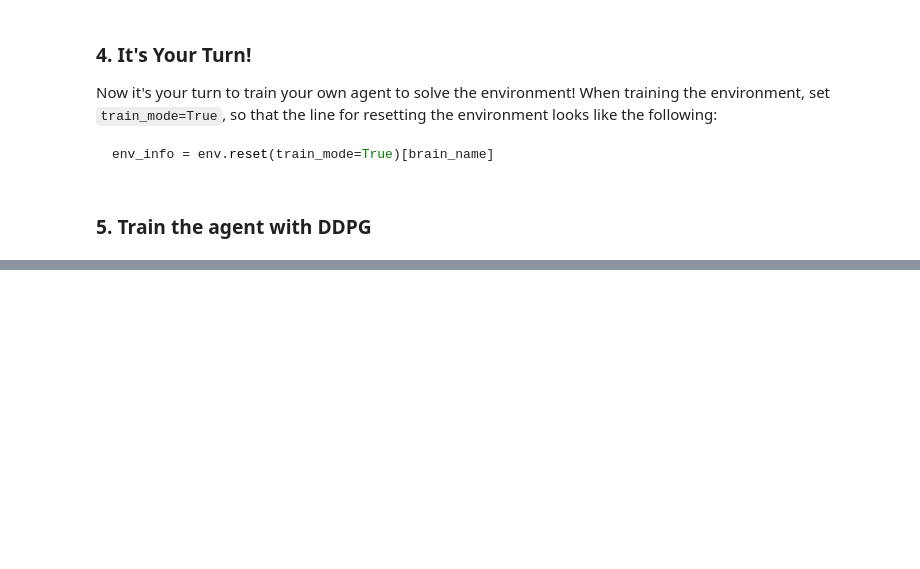
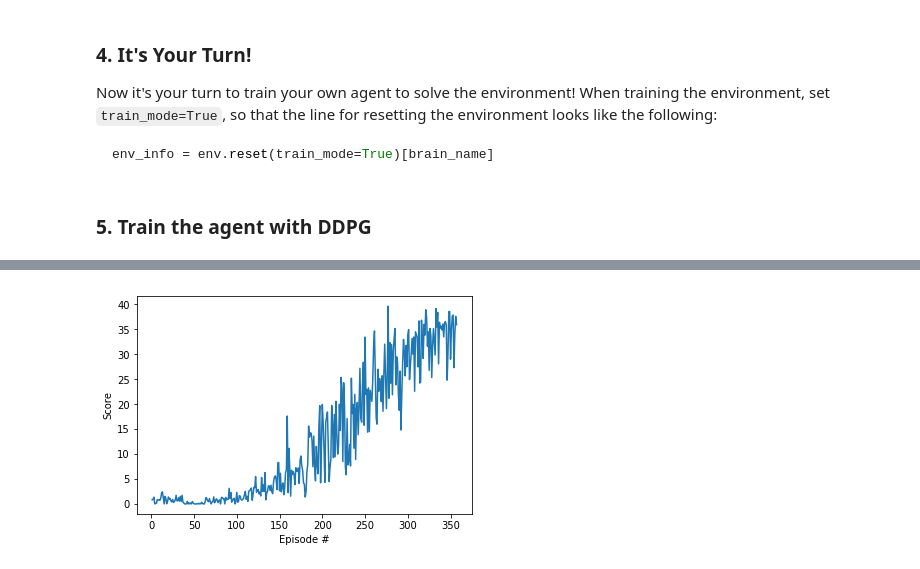
Before and after one commit to franckalbinet/my-drl-udacity-nanodegree, a Jupyter notebook: 13-p2-continuous-control/Continuous_Control.ipynb, the cells around one changed output, grey strips where cells are left out. Saved outputs shown, nothing was run; the diff lists cells and outputs as text; code cells hidden in the pictures; blank space fills up the shorter version.

````diff
--- a/13-p2-continuous-control/Continuous_Control.ipynb
+++ b/13-p2-continuous-control/Continuous_Control.ipynb
@@ -40,8 +40,8 @@ For instance, if you are using a Mac, then you downloaded `Reacher.app`.  If thi
 env = UnityEnvironment(file_name="Reacher.app")
 ```
 # %%
-#env = UnityEnvironment(file_name='Reacher_Linux/Reacher.x86_64')
-env = UnityEnvironment(file_name='Reacher.app')
+env = UnityEnvironment(file_name='Reacher_Linux/Reacher.x86_64')
+#env = UnityEnvironment(file_name='Reacher.app')
 # %% [output]
 INFO:unityagents:
 'Academy' started successfully!
@@ -195,30 +194,28 @@ agent = Agent(state_size=state_size, action_size=action_size, random_seed=7)
 # %%
-def ddpg(n_episodes=1000, max_t=1000, print_every=100, learn_every=20):
+def ddpg(n_episodes=1000, max_t=1000, print_every=100, learn_every=20, solved_score = 30):
     scores_deque = deque(maxlen=print_every)
     scores = []
     for i_episode in range(1, n_episodes+1):
         env_info = env.reset(train_mode=True)[brain_name]
-        #state = env_info.vector_observations[0]
-        state = env_info.vector_observations
+        state = env_info.vector_observations[0]
 
-        #state = env.reset()
         agent.reset()
         score = 0
 
         for t in range(max_t):
             action = agent.act(state)
-            #next_state, reward, done, _ = env.step(action)
             next_state, reward, done = unity_step_wrap(action)
             agent.save_experience(state, action, reward, next_state, done)
+
+            score += reward
+            state = next_state
+
             if t % learn_every == 0:
                 agent.step()
-            state = next_state
-            score += reward
-            if reward > 0.05:
-                print("Reward: ", reward)
+
             if done:
-                print("***** Done ******")
                 break
+
         scores_deque.append(score)
         scores.append(score)
         print('\rEpisode {}\tAverage Score: {:.2f}'.format(i_episode, np.mean(scores_deque)), end="")
@@ -227,6 +224,7 @@ def ddpg(n_episodes=1000, max_t=1000, print_every=100, learn_every=20):
         if i_episode % print_every == 0:
             print('\rEpisode {}\tAverage Score: {:.2f}'.format(i_episode, np.mean(scores_deque)))
 
+        if np.mean(scores_deque) > solved_score:
+            break
+
     return scores
-
-scores = ddpg()
@@ -241,0 +240,9 @@ plt.show()
+# %%
+fig = plt.figure()
+ax = fig.add_subplot(111)
+plt.plot(np.arange(1, len(scores)+1), scores)
+plt.ylabel('Score')
+plt.xlabel('Episode #')
+plt.show()
+# %% [output]
+[figure, added]
````
Also changed, not shown: parts of 6 cells of this notebook, 5 other files.
